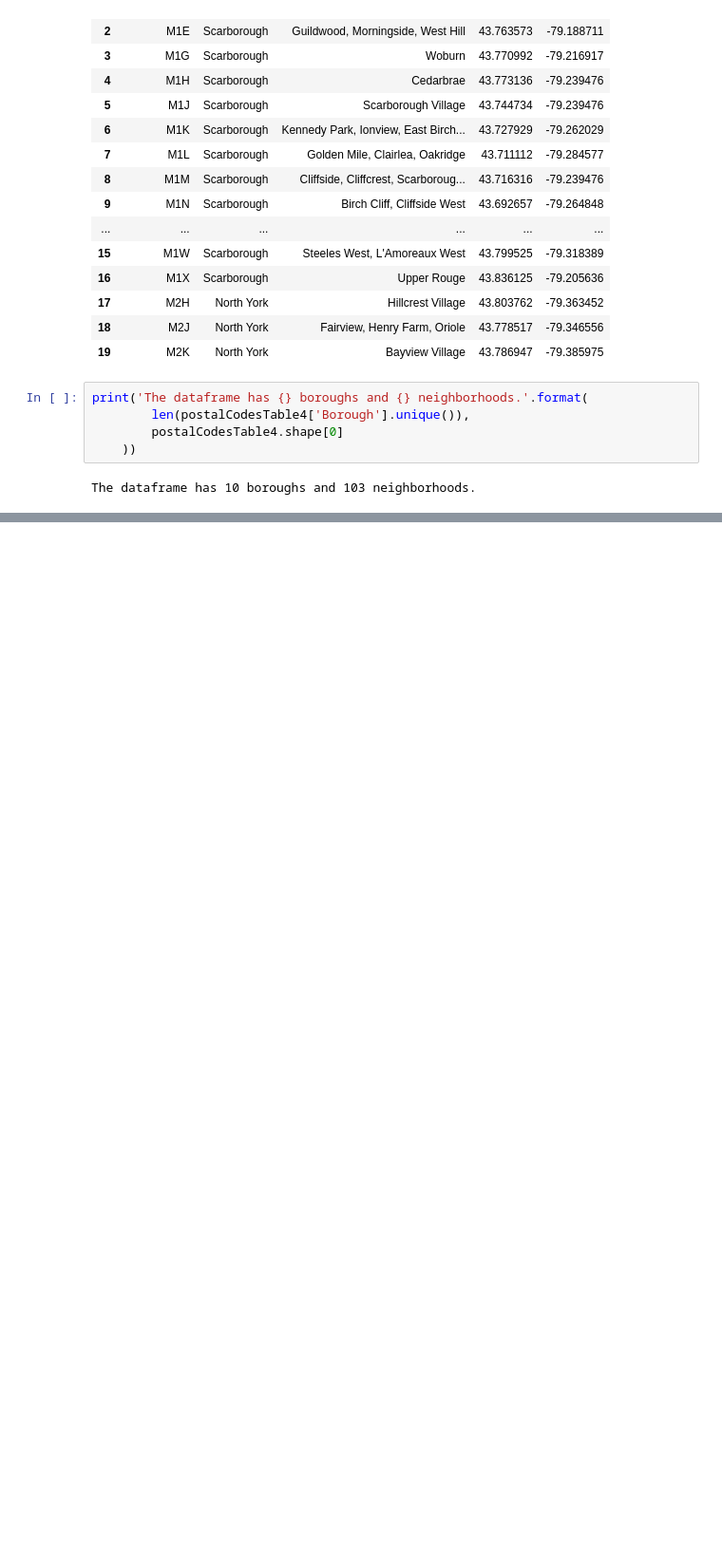
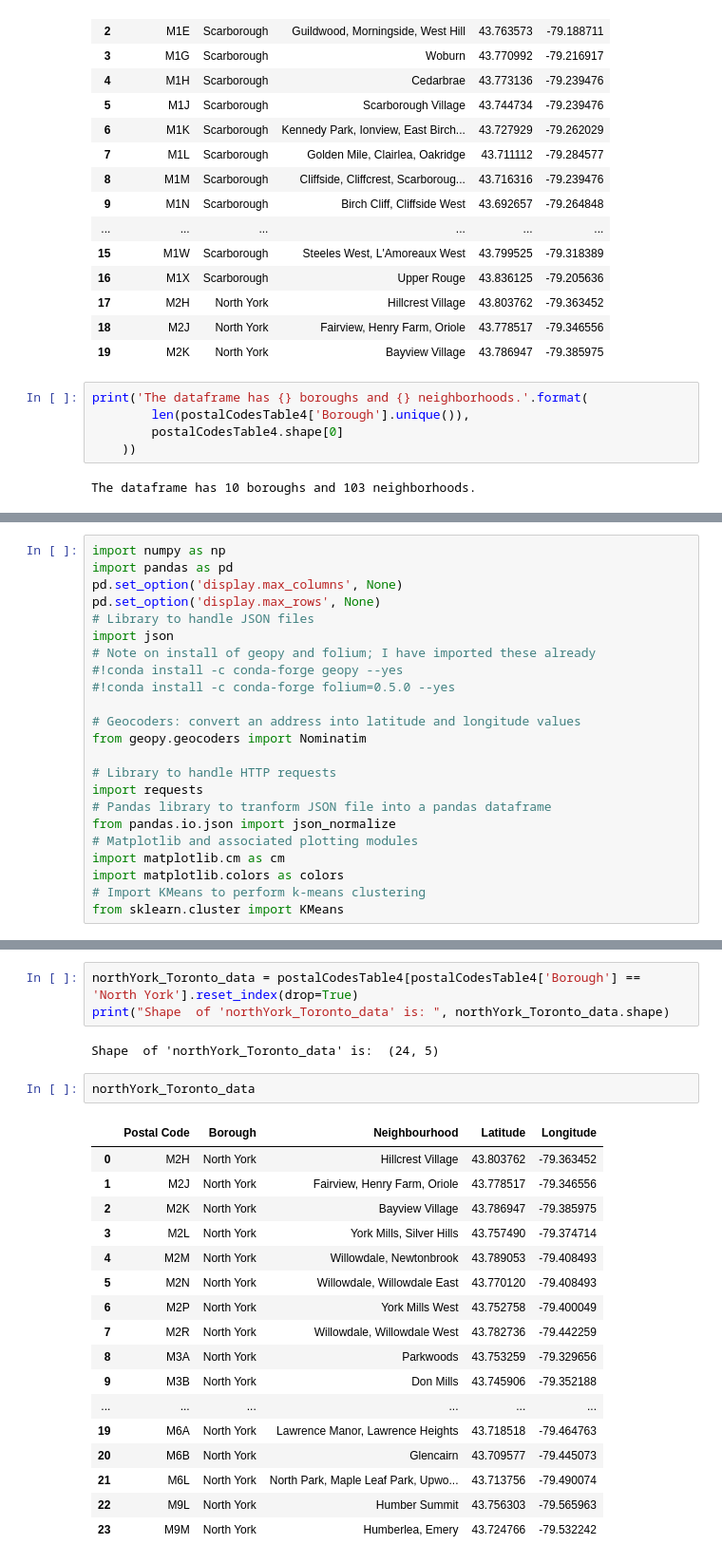
Before and after one commit to bebekdekil/Coursera_Capstone, a Jupyter notebook: Data_Science_Capstone_Week3.ipynb, the cells around one changed output, grey strips where cells are left out. Shown at 95% size. Cells and saved outputs as stored; diff of their text form; blank space fills up the shorter version.

```diff
--- a/Data_Science_Capstone_Week3.ipynb
+++ b/Data_Science_Capstone_Week3.ipynb
@@ -340,0 +343,23 @@ The dataframe has 10 boroughs and 103 neighborhoods.
+# %%
+import numpy as np
+import pandas as pd
+pd.set_option('display.max_columns', None)
+pd.set_option('display.max_rows', None)
+# Library to handle JSON files
+import json
+# Note on install of geopy and folium; I have imported these already
+#!conda install -c conda-forge geopy --yes
+#!conda install -c conda-forge folium=0.5.0 --yes
+
+# Geocoders: convert an address into latitude and longitude values
+from geopy.geocoders import Nominatim
+
+# Library to handle HTTP requests
+import requests
+# Pandas library to tranform JSON file into a pandas dataframe
+from pandas.io.json import json_normalize
+# Matplotlib and associated plotting modules
+import matplotlib.cm as cm
+import matplotlib.colors as colors
+# Import KMeans to perform k-means clustering
+from sklearn.cluster import KMeans
@@ -340,0 +373,25 @@ The dataframe has 10 boroughs and 103 neighborhoods.
+# %%
+northYork_Toronto_data = postalCodesTable4[postalCodesTable4['Borough'] == 'North York'].reset_index(drop=True)
+print("Shape  of 'northYork_Toronto_data' is: ", northYork_Toronto_data.shape)
+# %% [output]
+Shape  of 'northYork_Toronto_data' is:  (24, 5)
+# %%
+northYork_Toronto_data
+# %% [output]
+|  | Postal Code | Borough | Neighbourhood | Latitude | Longitude |
+| 0 | M2H | North York | Hillcrest Village | 43.803762 | -79.363452 |
+| 1 | M2J | North York | Fairview, Henry Farm, Oriole | 43.778517 | -79.346556 |
+| 2 | M2K | North York | Bayview Village | 43.786947 | -79.385975 |
+| 3 | M2L | North York | York Mills, Silver Hills | 43.757490 | -79.374714 |
+| 4 | M2M | North York | Willowdale, Newtonbrook | 43.789053 | -79.408493 |
+| 5 | M2N | North York | Willowdale, Willowdale East | 43.770120 | -79.408493 |
+| 6 | M2P | North York | York Mills West | 43.752758 | -79.400049 |
+| 7 | M2R | North York | Willowdale, Willowdale West | 43.782736 | -79.442259 |
+| 8 | M3A | North York | Parkwoods | 43.753259 | -79.329656 |
+| 9 | M3B | North York | Don Mills | 43.745906 | -79.352188 |
+| ... | ... | ... | ... | ... | ... |
+| 19 | M6A | North York | Lawrence Manor, Lawrence Heights | 43.718518 | -79.464763 |
+| 20 | M6B | North York | Glencairn | 43.709577 | -79.445073 |
+| 21 | M6L | North York | North Park, Maple Leaf Park, Upwo... | 43.713756 | -79.490074 |
+| 22 | M9L | North York | Humber Summit | 43.756303 | -79.565963 |
+| 23 | M9M | North York | Humberlea, Emery | 43.724766 | -79.532242 |
```
Also changed, not shown: parts of 4 cells of this notebook.
